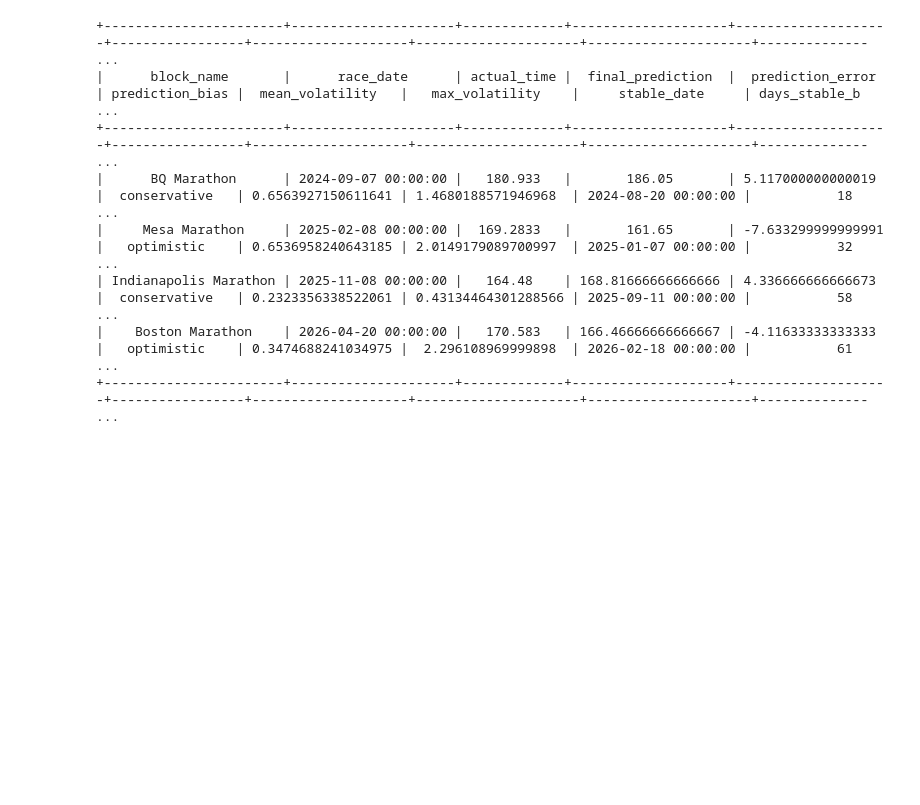
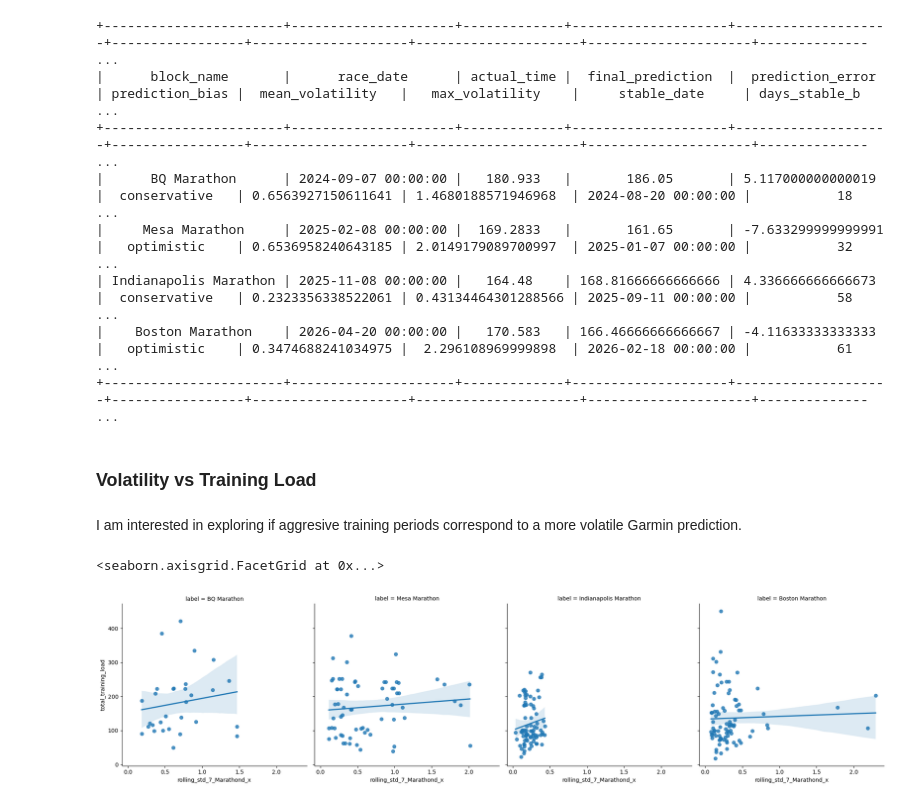
Before and after one commit to herreram22/endurance-performance-project, a Jupyter notebook: notebooks/08_prediction_analysis.ipynb, the cells around one changed output. Cells and saved outputs as stored; diff of their text form; code cells hidden in the pictures; blank space fills up the shorter version.

```diff
--- a/notebooks/08_prediction_analysis.ipynb
+++ b/notebooks/08_prediction_analysis.ipynb
@@ -24,3 +27,6 @@ from tabulate import tabulate
+# %%
+DATA_DIR = Path("../data_processed")
+DATA_RAW_DIR = Path("../data_raw")
 # %% [markdown]
 ### Helper Functions
 # %%
@@ -135,7 +141,7 @@ The following visualizations show how Garmin’s race predictions evolved over t
 The purpose of this section is to establish a high-level view of how predicted race fitness evolved throughout different phases of training and racing.
 # %%
 # Looad parquet file into a pandas DataFrame
-daily_master_table = pd.read_parquet('/Users/pabloherreramendez/Desktop/health_performance_project/data_processed/daily_master_v1.parquet')
+daily_master_table = pd.read_parquet(DATA_DIR / 'daily_master_v1.parquet')
 
 # Replace a bug value of 511 in the 'hrv_weekly_avg_last' column with NaN
 daily_master_table["hrv_weekly_avg_clean"] = (
@@ -169,7 +175,7 @@ Above we observe plots of Garmin prediction times over time for the four main ev
 To contextualize Garmin’s predictions, major races and training blocks were manually annotated and overlaid onto the prediction timelines. This allows predicted performance trends to be compared against actual race outcomes and important training milestones.
 # %%
 # Load the events table and convert the 'date' column to datetime
-events_table = pd.read_csv('/Users/pabloherreramendez/Desktop/health_performance_project/data_raw/events_table.csv')
+events_table = pd.read_csv(DATA_RAW_DIR / 'events_table.csv')
 events_table['date'] = pd.to_datetime(events_table['date'])
 
 # Select races
@@ -550,6 +556,12 @@ boston_block_daily = boston_block_daily.drop(columns=columns_to_drop)
 indianapolis_block_daily = indianapolis_block_daily.drop(columns=columns_to_drop)
 mesa_block_daily = mesa_block_daily.drop(columns=columns_to_drop)
 bq_block_daily = bq_block_daily.drop(columns=columns_to_drop)
+
+# Create a column with proper race label in each marathon block dataframe
+boston_block_daily["label"] = "Boston Marathon"
+indianapolis_block_daily["label"] = "Indianapolis Marathon"
+mesa_block_daily["label"] = "Mesa Marathon"
+bq_block_daily["label"] = "BQ Marathon"
 # %% [markdown]
 ### Rolling Prediction Volatility Across Marathon Blocks
 # %%
@@ -784,3 +802,22 @@ print(table)
 | Indianapolis Marathon | 2025-11-08 00:00:00 |   164.48    | 168.81666666666666 | 4.336666666666673  |  conservative   | 0.2323356338522061 | 0.43134464301288566 | 2025-09-11 00:00:00 |           58  ...
 |    Boston Marathon    | 2026-04-20 00:00:00 |   170.583   | 166.46666666666667 | -4.11633333333333  |   optimistic    | 0.3474688241034975 |  2.296108969999898  | 2026-02-18 00:00:00 |           61  ...
 +-----------------------+---------------------+-------------+--------------------+--------------------+-----------------+--------------------+---------------------+---------------------+-------------- ...
+# %% [markdown]
+### Volatility vs Training Load
+# %% [markdown]
+I am interested in exploring if aggresive training periods correspond to a more volatile Garmin prediction.
+# %%
+# Create a combined dataframe of all marathon blocks
+all_marathons_df = pd.concat(block_dict.values(), ignore_index=True)
+
+# filter out days with no training load to avoid skewing the analysis of volatility vs training load
+all_marathons_df = all_marathons_df[all_marathons_df["total_training_load"] > 0]
+sns.lmplot(
+    data=all_marathons_df,
+    x="rolling_std_7_Marathond_x",
+    y="total_training_load",
+    col="label"
+)
+# %% [output]
+<seaborn.axisgrid.FacetGrid at 0x...>
+[figure, added]
```
Also changed, not shown: parts of 22 cells of this notebook, 4 other files.
